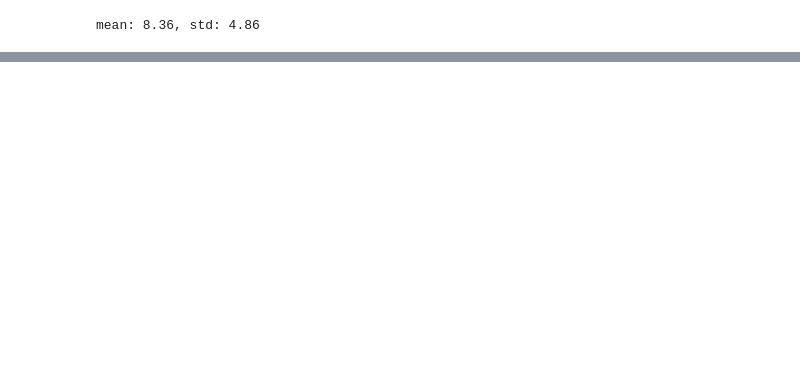
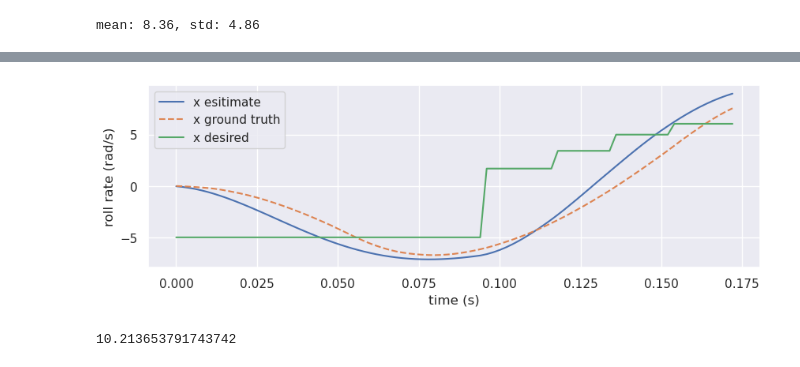
Before and after one commit to jc-bao/crazyswarm2-adaptive, a Jupyter notebook: utils/crazyflie-firmware-adaptive/tools/usdlog/plot.ipynb, the cells around one changed output, grey strips where cells are left out. Drawn from its saved outputs; the diff is of its cells as text; code cells hidden in the pictures; blank space fills up the shorter version.

```diff
--- a/utils/crazyflie-firmware-adaptive/tools/usdlog/plot.ipynb
+++ b/utils/crazyflie-firmware-adaptive/tools/usdlog/plot.ipynb
@@ -462,0 +513,3 @@ for i in range(3):
+# %%
+zeta_origin = zeta
+omega_n_origin = omega_n
@@ -463,3 +520,46 @@ for i in range(3):
+# %%
+# calculate the x response according to the input u
+
+dt = 1/500
+x = 0.0
+x_dot = 0.0
+test_start_idx = 50
+test_end_idx = -1
+us = w_ctrl[test_start_idx:test_end_idx, 0] / 180 * np.pi
+xs_true = w_gyro[test_start_idx:test_end_idx, 0] / 180 * np.pi
+ts = np.arange(0, len(us))*dt
+xs = []
+alpha = 1.0
+zeta = zeta_origin
+omega_n = omega_n_origin
+last_x_ddot = 0.0
+for i in range(len(us)):
+    x_ddot = - 2 * zeta * omega_n * x_dot - omega_n**2 * x + omega_n**2 * us[i]
+    x_ddot = (1 - alpha) * last_x_ddot + alpha * x_ddot
+    last_x_ddot = x_ddot
+    x_dot += x_ddot * dt
+    x += x_dot * dt
+    xs.append(x)
+plt.figure(figsize=(10, 3))
+plt.plot(ts, xs, label='x esitimate')
+plt.plot(ts, xs_true, '--', label='x ground truth')
+plt.plot(ts, us, label='x desired')
+plt.xlabel('time (s)')
+plt.ylabel('roll rate (rad/s)')
+plt.legend()
+
+# save us, ts, xs_true as matlab file
+import scipy.io
+# scipy.io.savemat('roll_rate_test3.mat', {'ts': ts, 'us': us, 'xs_true': xs_true})
+scipy.io.savemat('roll_rate_test2.mat', {'ts2': ts, 'us2': us, 'xs_true2': xs_true})
+
+#save as matlab
+# %% [output]
+[figure, added]
+# %%
+omega_n * zeta
+# %% [output]
+10.213653791743742
 # %%
 y = acc_estimated[1:, 2]
 x = acc_desired[:-1, 2]
```
Also changed, not shown: parts of 4 cells of this notebook, 12 other files.
